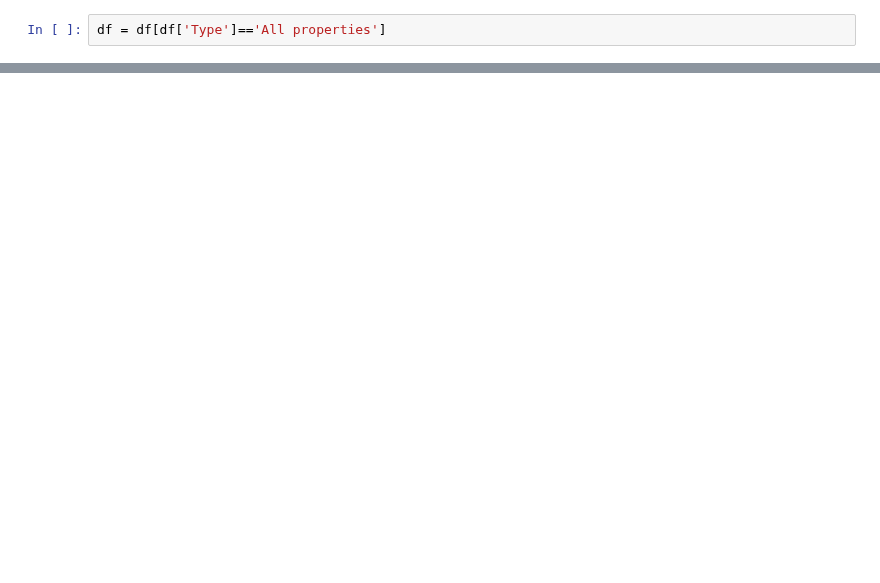
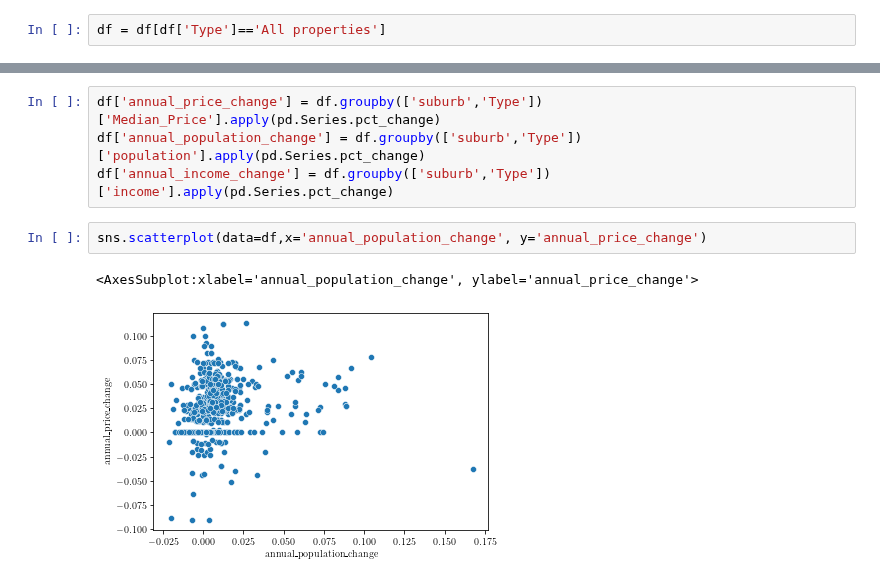
Before and after one commit to MAST30034-Applied-Data-Science/generic-real-estate-consulting-project-group-21, a Jupyter notebook: notebooks/question-two-modelling-analysis.ipynb, the cells around one changed output, grey strips where cells are left out. Saved outputs shown, nothing was run; the diff lists cells and outputs as text; blank space fills up the shorter version.

```diff
--- a/notebooks/question-two-modelling-analysis.ipynb
+++ b/notebooks/question-two-modelling-analysis.ipynb
@@ -52,0 +83,9 @@ df[(df['Sub']=='Oak Park') & (df['Type']=='All properties')]
+# %%
+df['annual_price_change'] = df.groupby(['suburb','Type'])['Median_Price'].apply(pd.Series.pct_change)
+df['annual_population_change'] = df.groupby(['suburb','Type'])['population'].apply(pd.Series.pct_change)
+df['annual_income_change'] = df.groupby(['suburb','Type'])['income'].apply(pd.Series.pct_change)
+# %%
+sns.scatterplot(data=df,x='annual_population_change', y='annual_price_change')
+# %% [output]
+<AxesSubplot:xlabel='annual_population_change', ylabel='annual_price_change'>
+[figure, added]
```
Also changed, not shown: parts of 12 cells of this notebook, 1 other file.
